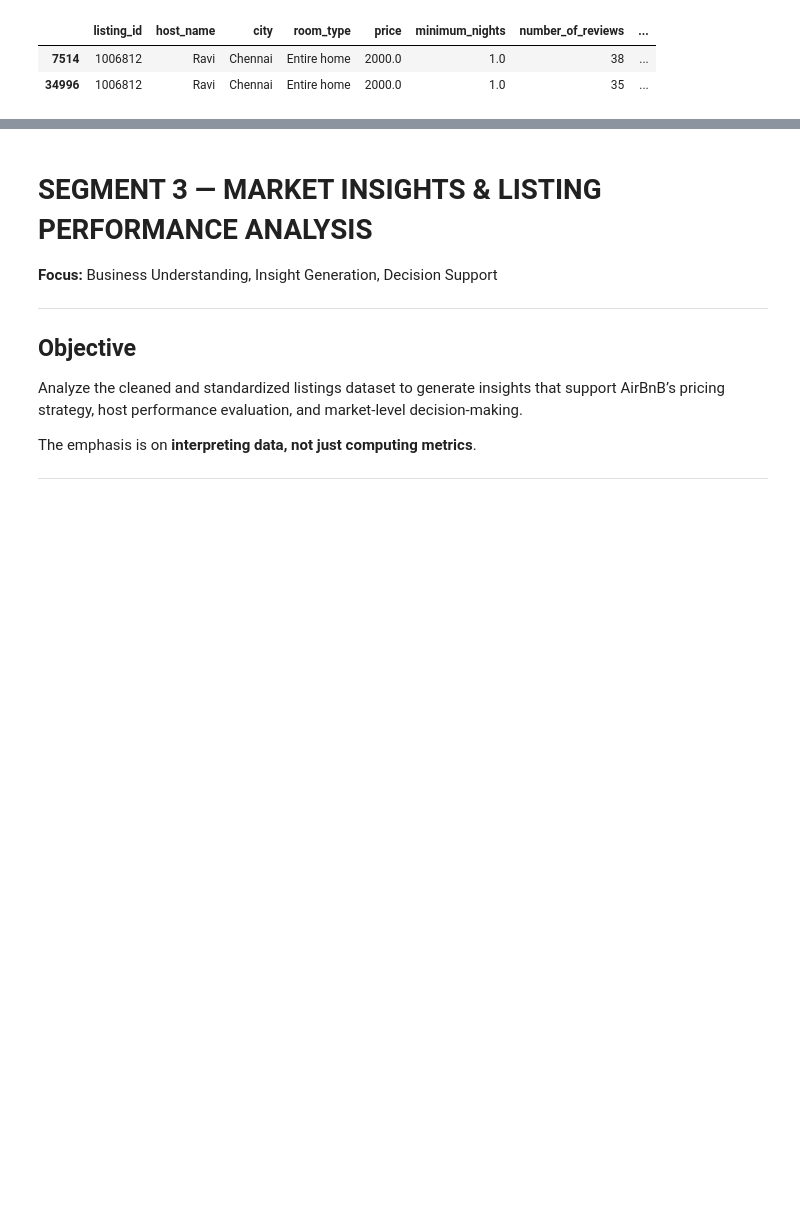
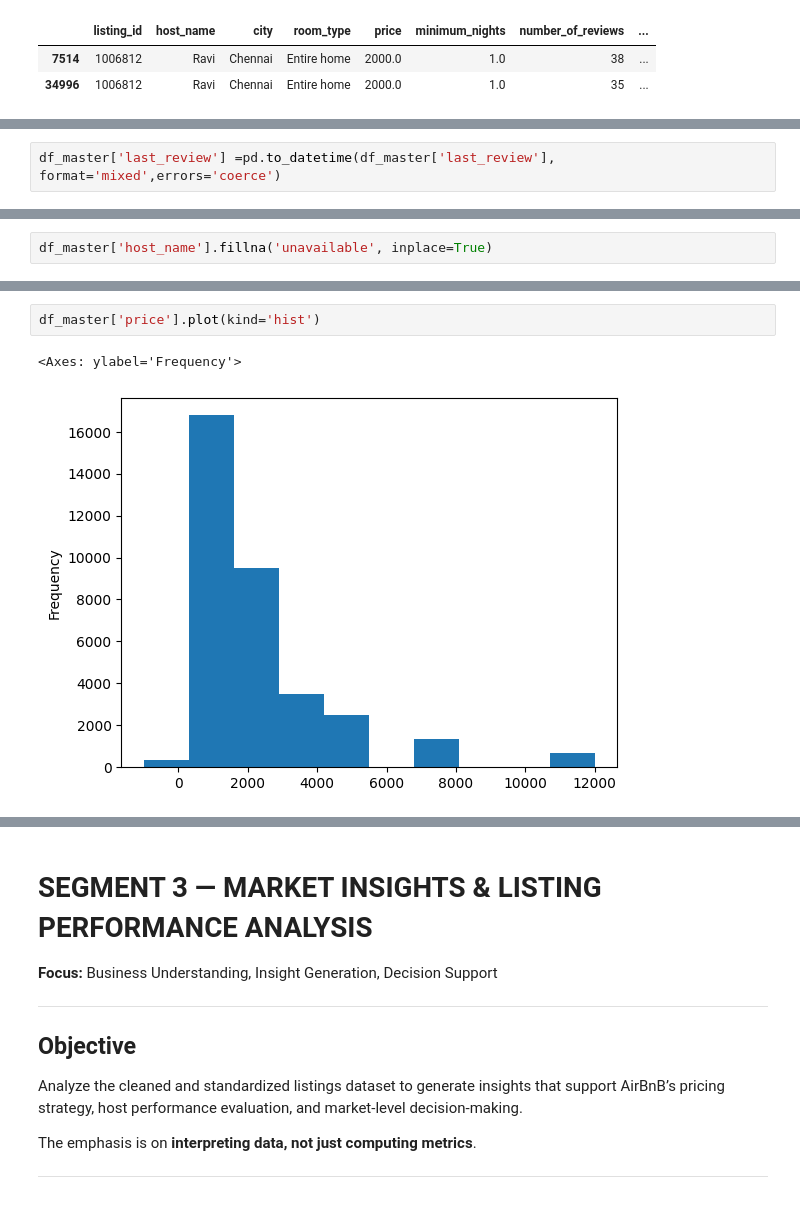
Before and after one commit to Madhankumarr11/Guvi_M59_Class, a Jupyter notebook: Copy_of_AirBnB_Listings_Data_–_Daily_Work_of_a_Data_Team.ipynb, the cells around one changed output, grey strips where cells are left out. Drawn from its saved outputs; the diff is of its cells as text; blank space fills up the shorter version.

```diff
--- a/Copy_of_AirBnB_Listings_Data_–_Daily_Work_of_a_Data_Team.ipynb
+++ b/Copy_of_AirBnB_Listings_Data_–_Daily_Work_of_a_Data_Team.ipynb
@@ -920,0 +963,2 @@ df_master[df_master['listing_id'] == 1006812]
+# %%
+df_master['last_review'] =pd.to_datetime(df_master['last_review'], format='mixed',errors='coerce')
@@ -920,0 +1049,2 @@ df_master[df_master['listing_id'] == 1006812]
+# %%
+df_master['host_name'].fillna('unavailable', inplace=True)
@@ -920,0 +1058,5 @@ df_master[df_master['listing_id'] == 1006812]
+# %%
+df_master['price'].plot(kind='hist')
+# %% [output]
+<Axes: ylabel='Frequency'>
+[figure, added]
```
Also changed, not shown: parts of 48 cells of this notebook.
